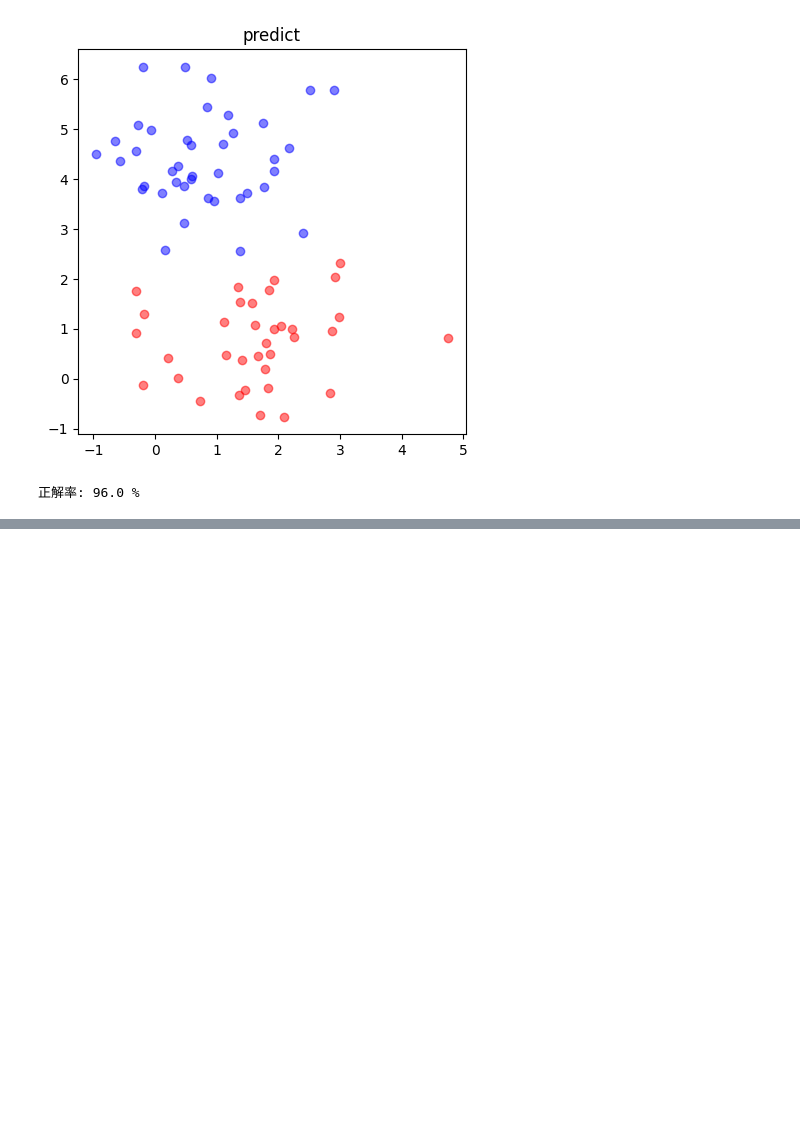
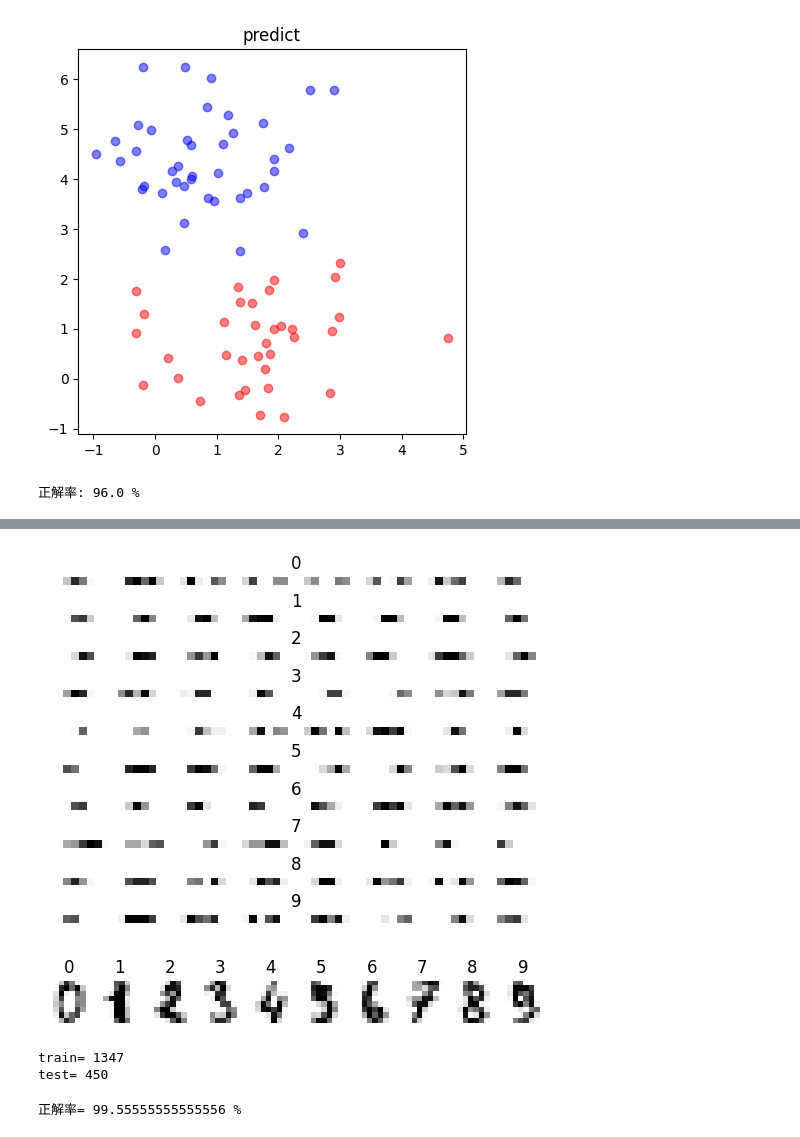
Before and after one commit to kaomatsu8888/Machine_Learning, a Jupyter notebook: machine_learning.ipynb, the cells around one changed output, grey strips where cells are left out. Cells and saved outputs as stored; diff of their text form; code cells hidden in the pictures; blank space fills up the shorter version.

```diff
--- a/machine_learning.ipynb
+++ b/machine_learning.ipynb
@@ -126,3 +126,11 @@ score = accuracy_score(y_test, pred)
 print("正解率:" ,score*100, "%")
 # %% [output]
 正解率: 96.0 %
+# %%
+import pandas as pd
+from sklearn.datasets import load_digits
+
+# 手書き数字データを読み込む
+digits = load_digits()
+# 中身を確認
+print(digits)
@@ -128,0 +177,3 @@ print("正解率:" ,score*100, "%")
+# %%
+for i in range(10):
+    print(digits.target[i])
@@ -128,0 +191,55 @@ print("正解率:" ,score*100, "%")
+# %%
+%matplotlib inline
+import matplotlib.pyplot as plt
+
+for i in range(10):
+    # 縦に10個並べる
+    plt.subplot(10, 1, i+1)
+    plt.axis("off") # 軸目盛を表示しない
+    plt.title(digits.target[i]) # タイトルに正解ラベルを表示
+    plt.imshow(digits.data[i:i+1], cmap="Greys") # 画像を表示
+plt.show()
+# %% [output]
+[figure, added]
+# %%
+for i in range(10):
+    # 縦に10個並べる
+    plt.subplot(1, 10, i+1)
+    plt.axis("off") # 軸目盛を表示しない
+    plt.title(digits.target[i]) # タイトルに正解ラベルを表示
+    plt.imshow(digits.images[i], cmap="Greys") # 画像を表示
+plt.show()
+# %% [output]
+[figure, added]
+# %%
+from sklearn.model_selection import train_test_split
+
+X = digits.data # 特徴量
+y = digits.target # 分類
+
+# データを学習用とテスト用に分ける
+X_train, X_test, y_train, y_test = train_test_split(X, # 特徴量
+                                                    y, # 分類
+                                                    random_state=0) # 乱数生成器の状態を指定
+
+print("train=", len(X_train)) # 学習用データの数を表示
+print("test=", len(X_test)) # テスト用データの数を表示
+# %% [output]
+train= 1347
+test= 450
+# %%
+# SVMで学習モデルを作成
+from sklearn import svm # SVMのライブラリをインポート
+from sklearn.metrics import accuracy_score # 正解率を計算するためにインポート
+
+# ガウスカーネルのSVMで学習モデルを作成
+model = svm.SVC(kernel="rbf", gamma=0.001)
+model.fit(X_train, y_train) # 学習用データで学習させる
+
+# テスト用データのすべてで予測を行う
+pred = model.predict(X_test)
+# 正解率を表示
+score = accuracy_score(y_test, pred)
+print("正解率=", score*100, "%")
+# %% [output]
+正解率= 99.55555555555556 %
```
Also changed, not shown: parts of 13 cells of this notebook, 11 other files.
